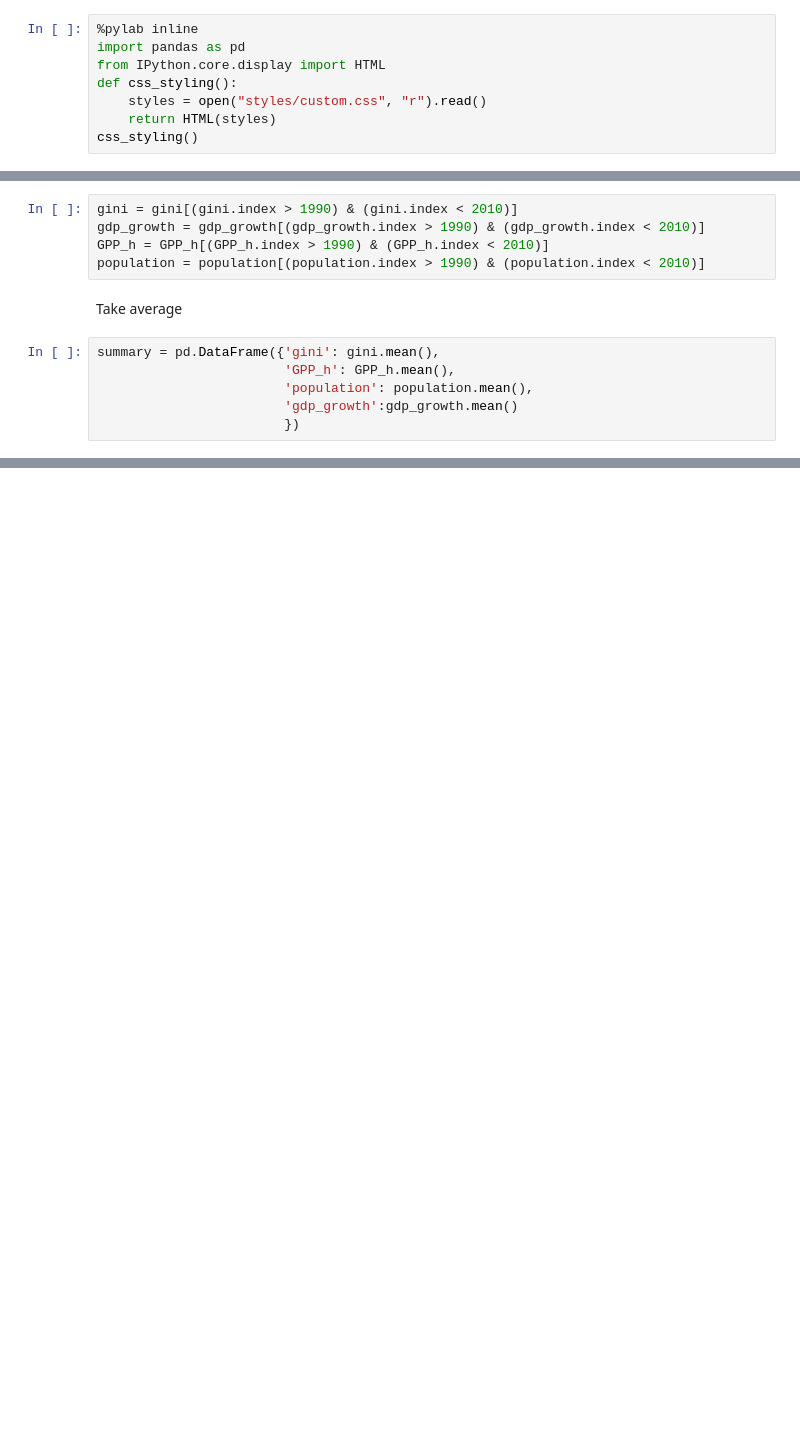
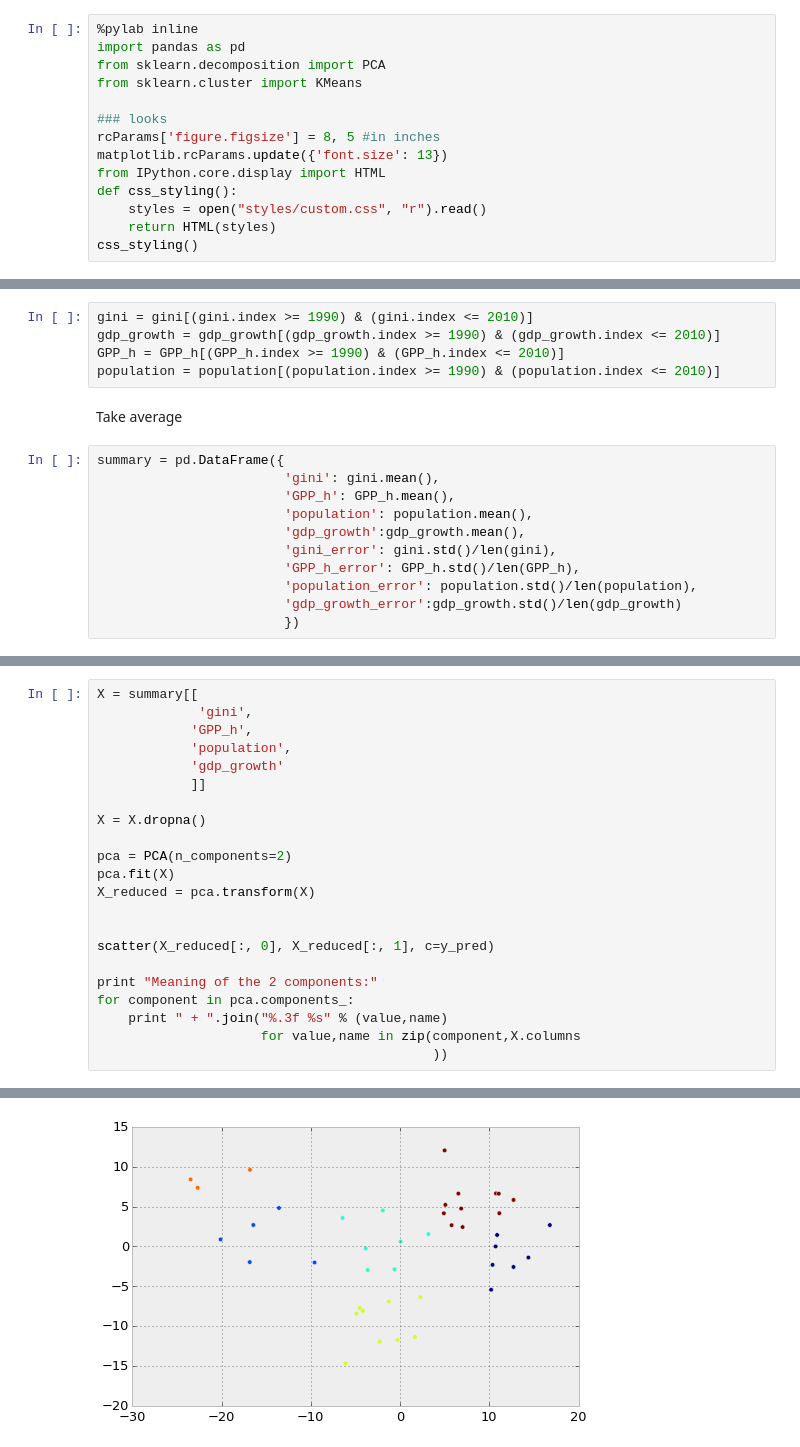
Before and after one commit to giulioungaretti/stats2013, a Jupyter notebook: Project2/DATA_loading.ipynb, the cells around one changed output, grey strips where cells are left out. Saved outputs shown, nothing was run; the diff lists cells and outputs as text; blank space fills up the shorter version.

```diff
--- a/Project2/DATA_loading.ipynb
+++ b/Project2/DATA_loading.ipynb
@@ -1,6 +1,12 @@
 # %%
 %pylab inline
 import pandas as pd
+from sklearn.decomposition import PCA
+from sklearn.cluster import KMeans
+
+### looks
+rcParams['figure.figsize'] = 8, 5 #in inches
+matplotlib.rcParams.update({'font.size': 13})
 from IPython.core.display import HTML
 def css_styling():
     styles = open("styles/custom.css", "r").read()
@@ -25,15 +31,20 @@ population = pd.read_csv(str(data_folder)+'population-growth-annual.csv',index_c
 # %% [markdown]
 take data only in the 1990-2010 range:
 # %%
-gini = gini[(gini.index > 1990) & (gini.index < 2010)]
-gdp_growth = gdp_growth[(gdp_growth.index > 1990) & (gdp_growth.index < 2010)]
-GPP_h = GPP_h[(GPP_h.index > 1990) & (GPP_h.index < 2010)]
-population = population[(population.index > 1990) & (population.index < 2010)]
+gini = gini[(gini.index >= 1990) & (gini.index <= 2010)]
+gdp_growth = gdp_growth[(gdp_growth.index >= 1990) & (gdp_growth.index <= 2010)]
+GPP_h = GPP_h[(GPP_h.index >= 1990) & (GPP_h.index <= 2010)]
+population = population[(population.index >= 1990) & (population.index <= 2010)]
 # %% [markdown]
 Take average
 # %%
-summary = pd.DataFrame({'gini': gini.mean(),
+summary = pd.DataFrame({
+                        'gini': gini.mean(),
                         'GPP_h': GPP_h.mean(),
                         'population': population.mean(),
-                        'gdp_growth':gdp_growth.mean()
+                        'gdp_growth':gdp_growth.mean(),
+                        'gini_error': gini.std()/len(gini),
+                        'GPP_h_error': GPP_h.std()/len(GPP_h),
+                        'population_error': population.std()/len(population),
+                        'gdp_growth_error':gdp_growth.std()/len(gdp_growth)
                         })
@@ -39,0 +53,23 @@ summary = pd.DataFrame({'gini': gini.mean(),
+# %%
+X = summary[[
+             'gini',
+            'GPP_h',
+            'population',
+            'gdp_growth'
+            ]]
+
+X = X.dropna()
+
+pca = PCA(n_components=2)
+pca.fit(X)
+X_reduced = pca.transform(X)
+
+
+scatter(X_reduced[:, 0], X_reduced[:, 1], c=y_pred)
+
+print "Meaning of the 2 components:"
+for component in pca.components_:
+    print " + ".join("%.3f %s" % (value,name)
+                     for value,name in zip(component,X.columns
+                                           ))
+# %% [output]
@@ -39,0 +79 @@ summary = pd.DataFrame({'gini': gini.mean(),
+[figure, added]
```
Also changed, not shown: parts of 5 cells of this notebook, 1 other file.
